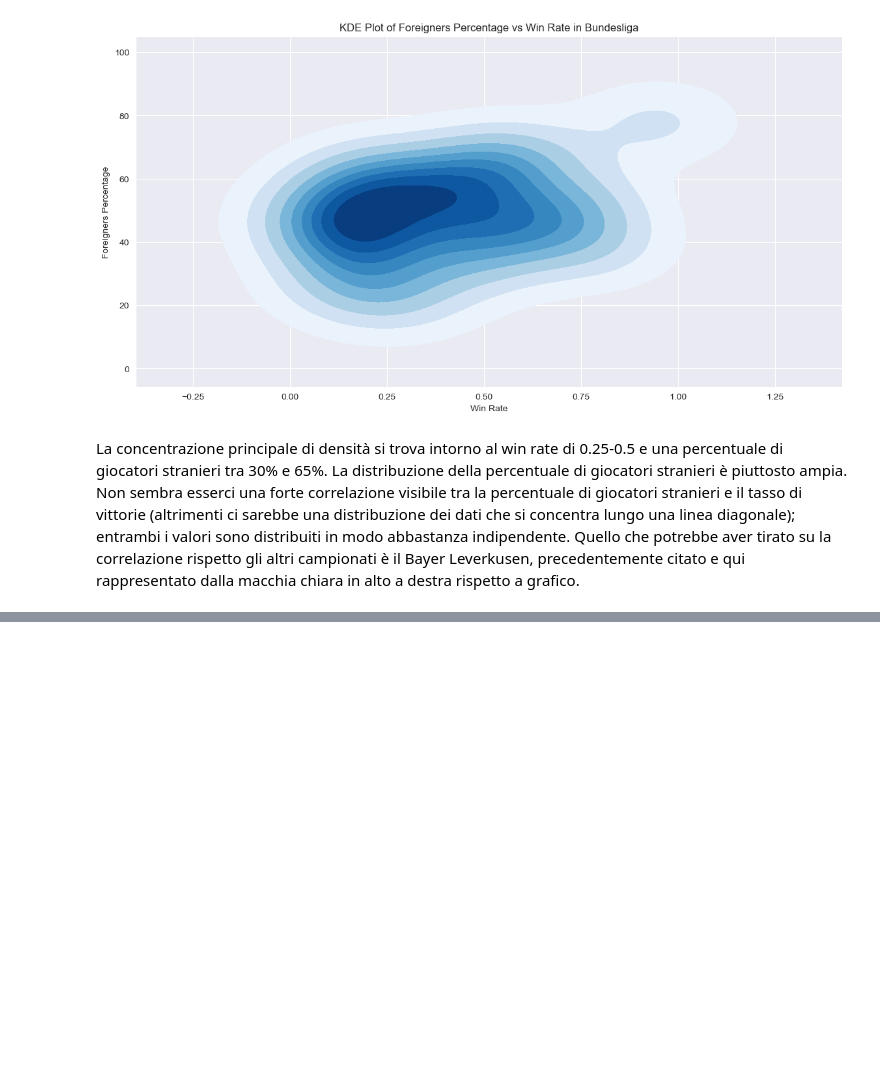
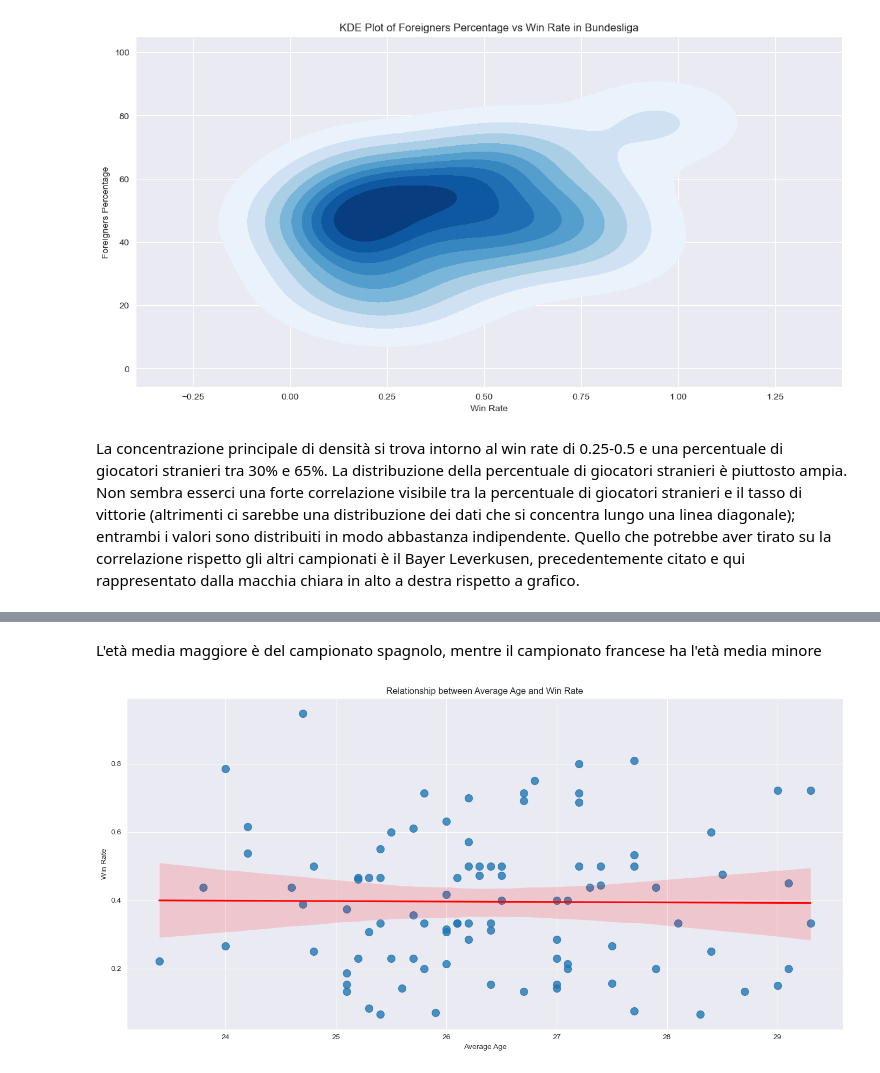
Before and after one commit to IUM-TWEB/Footbrawl, a Jupyter notebook: DataAnalytics/Clubs.ipynb, the cells around one changed output, grey strips where cells are left out. Drawn from its saved outputs; the diff is of its cells as text; code cells hidden in the pictures; blank space fills up the shorter version.

```diff
--- a/DataAnalytics/Clubs.ipynb
+++ b/DataAnalytics/Clubs.ipynb
@@ -681,0 +747,14 @@ Fare un analisi tenendo conto anche dell'età dei giocatori o della nazionalità
+# %% [markdown]
+L'età media maggiore è del campionato spagnolo, mentre il campionato francese ha l'età media minore
+# %%
+plt.figure(figsize=(14, 7))
+sns.regplot(x='average_age', y='win_rate', data=clubs_df, scatter_kws={'s':100}, line_kws={'color':'red'})
+
+plt.xlabel('Average Age')
+plt.ylabel('Win Rate')
+plt.title('Relationship between Average Age and Win Rate')
+
+plt.tight_layout()
+plt.show()
+# %% [output]
+[figure, added]
```
Also changed, not shown: parts of 20 cells of this notebook.
